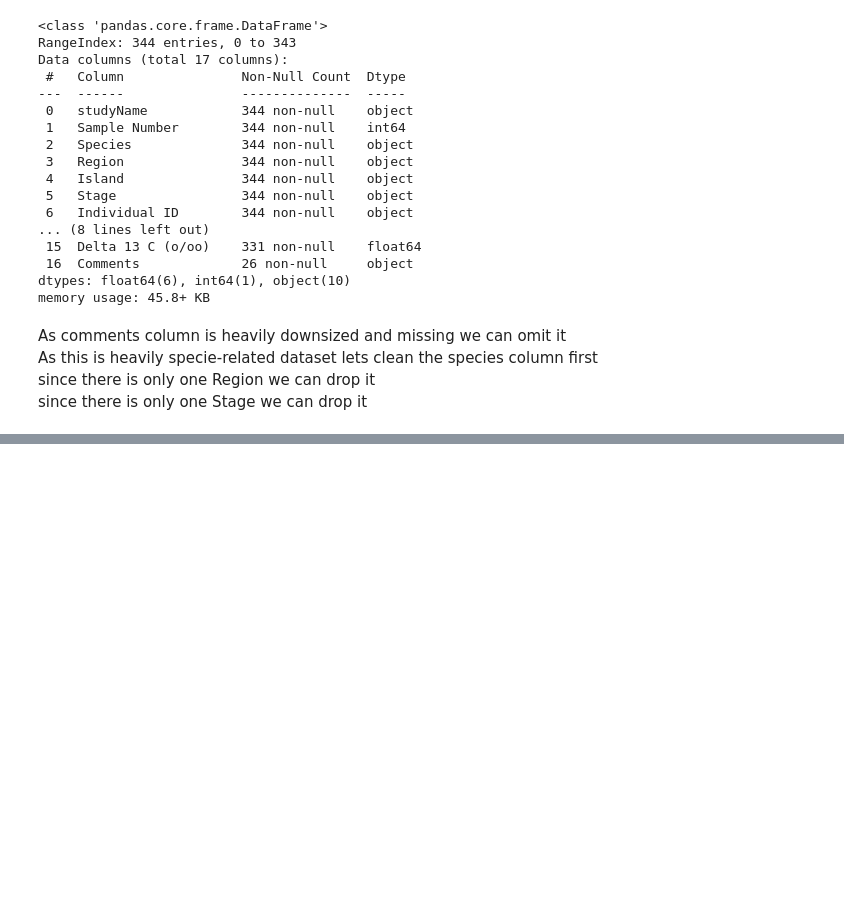
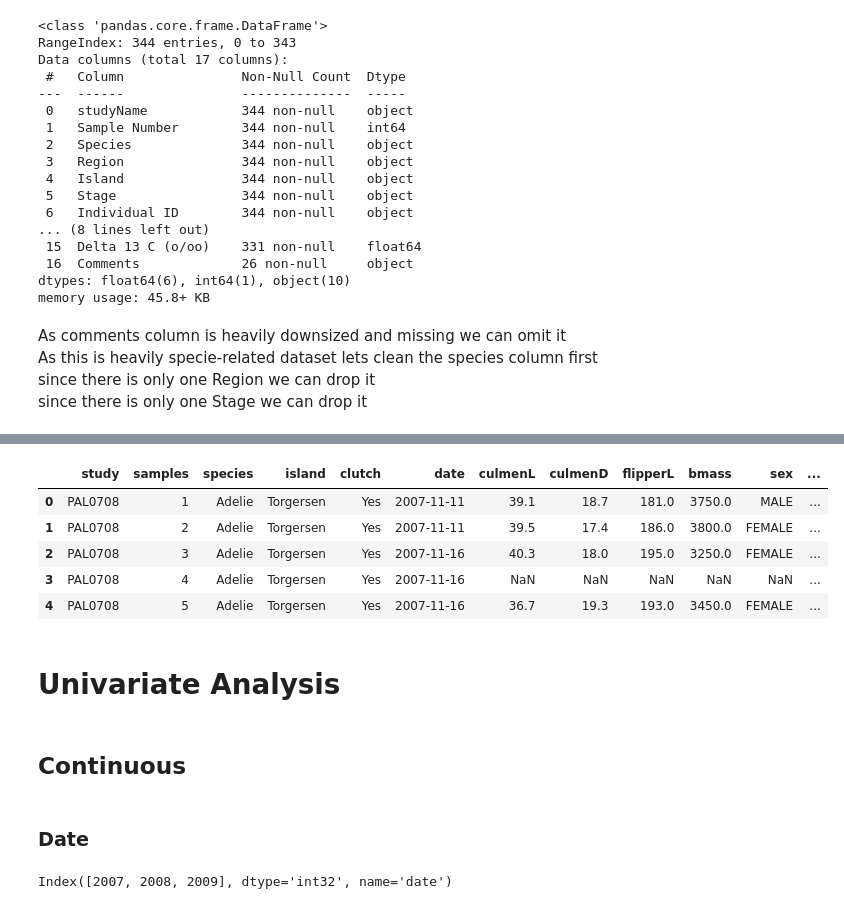
Before and after one commit to h4ck4l1/datasets, a Jupyter notebook: penguin/penguin.ipynb, the cells around one changed output, grey strips where cells are left out. Saved outputs shown, nothing was run; the diff lists cells and outputs as text; code cells hidden in the pictures; blank space fills up the shorter version.

```diff
--- a/penguin/penguin.ipynb
+++ b/penguin/penguin.ipynb
@@ -75,13 +74,15 @@ As this is heavily specie-related dataset lets clean the species column first<br
 since there is only one Region we can drop it<br>
 since there is only one Stage we can drop it
 # %%
-peng = peng_lter.drop(["Comments"],axis=1)
-peng["Species"] = peng.Species.str.split(n=1,expand=True)[0]
-peng.drop(columns=['Region'],inplace=True)
-peng.drop(columns=['Stage'],inplace=True)
-peng[['N','A']] = peng['Individual ID'].str.split(r'(\d+)',expand=True)[[1,3]]
-peng['Date Egg'] = pd.to_datetime(peng['Date Egg'],format='mixed')
-peng.drop(columns=['Individual ID'],inplace=True)
-original_columns = peng.columns.to_list()
-peng.columns = ['study','samples','species','island','clutch','date','culmenL','culmenD','flipperL','bmass','sex','delta_15n','delta_13c','N','A']
-peng[['N','A']] = peng[['N','A']].astype(np.float32)
+def preprocess(data:pd.DataFrame):
+   df = data.drop(["Comments"],axis=1)
+   df["Species"] = df.Species.str.split(n=1,expand=True)[0]
+   df.drop(columns=['Region'],inplace=True)
+   df.drop(columns=['Stage'],inplace=True)
+   df[['N','A']] =df['Individual ID'].str.split(r'(\d+)',expand=True)[[1,3]]
+   df['Date Egg'] = pd.to_datetime(df['Date Egg'],format='mixed')
+   df.drop(columns=['Individual ID'],inplace=True)
+   original_columns =df.columns.to_list()
+   df.columns = ['study','samples','species','island','clutch','date','culmenL','culmenD','flipperL','bmass','sex','delta_15n','delta_13c','N','A']
+   df[['N','A']] =df[['N','A']].astype(np.float32)
+   return df
@@ -164,0 +112,11 @@ Epoch 20/20
+# %%
+temp_df = preprocess(peng_lter)
+# %%
+temp_df.head()
+# %% [output]
+|  | study | samples | species | island | clutch | date | culmenL | culmenD | flipperL | bmass | sex | ... |
+| 0 | PAL0708 | 1 | Adelie | Torgersen | Yes | 2007-11-11 | 39.1 | 18.7 | 181.0 | 3750.0 | MALE | ... |
+| 1 | PAL0708 | 2 | Adelie | Torgersen | Yes | 2007-11-11 | 39.5 | 17.4 | 186.0 | 3800.0 | FEMALE | ... |
+| 2 | PAL0708 | 3 | Adelie | Torgersen | Yes | 2007-11-16 | 40.3 | 18.0 | 195.0 | 3250.0 | FEMALE | ... |
+| 3 | PAL0708 | 4 | Adelie | Torgersen | Yes | 2007-11-16 | NaN | NaN | NaN | NaN | NaN | ... |
+| 4 | PAL0708 | 5 | Adelie | Torgersen | Yes | 2007-11-16 | 36.7 | 19.3 | 193.0 | 3450.0 | FEMALE | ... |
@@ -164,0 +125,10 @@ Epoch 20/20
+# %% [markdown]
+# Univariate Analysis
+# %% [markdown]
+## Continuous
+# %% [markdown]
+### Date
+# %%
+pd.DatetimeIndex(temp_na.date).year.unique()
+# %% [output]
+Index([2007, 2008, 2009], dtype='int32', name='date')
```
Also changed, not shown: parts of 13 cells of this notebook.
